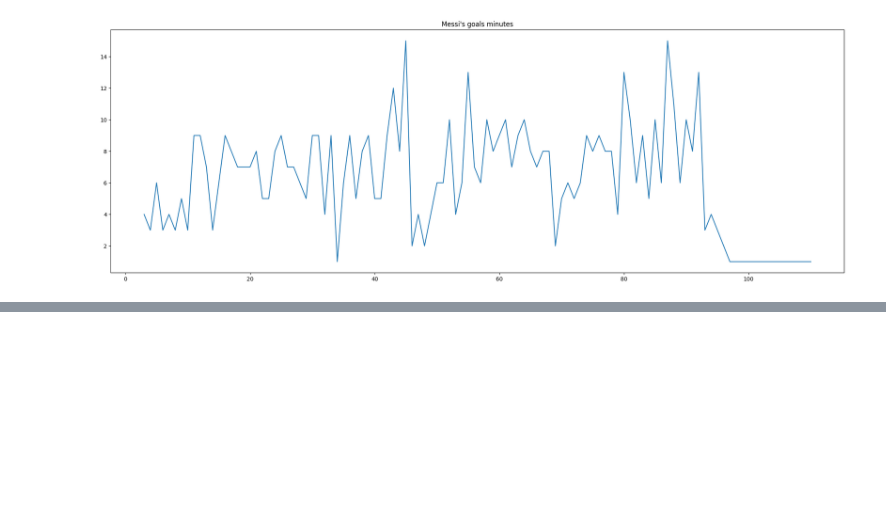
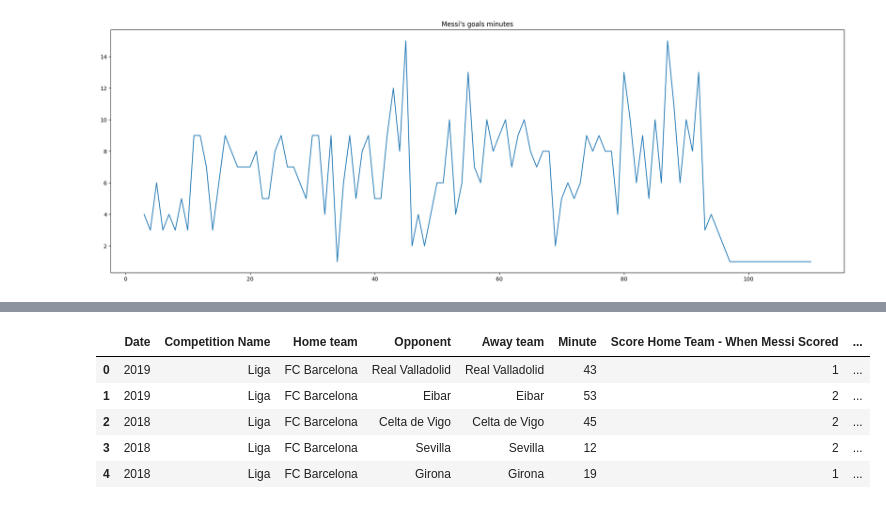
Before and after one commit to MahdiAhmadiKamal/PyLearn7-Data-Science, a Jupyter notebook: PyLearn7-Assignment40/Lionel Messi goals analysis/messi.ipynb, the cells around one changed output, grey strips where cells are left out. Saved outputs shown, nothing was run; the diff lists cells and outputs as text; code cells hidden in the pictures; blank space fills up the shorter version.

```diff
--- a/PyLearn7-Assignment40/Lionel Messi goals analysis/messi.ipynb
+++ b/PyLearn7-Assignment40/Lionel Messi goals analysis/messi.ipynb
@@ -76,0 +88,19 @@ plt.show()
+# %%
+# Date column preprocessing
+data1 = data
+data1['Date'] = data1['Date'].to_numpy(str)
+
+date_list = []
+for date in data1['Date'] :
+    date_list.append( date[-4:])
+
+data1['Date'] = date_list
+
+data1.head()
+# %% [output]
+|  | Date | Competition Name | Home team | Opponent | Away team | Minute | Score Home Team - When Messi Scored | ... |
+| 0 | 2019 | Liga | FC Barcelona | Real Valladolid | Real Valladolid | 43 | 1 | ... |
+| 1 | 2019 | Liga | FC Barcelona | Eibar | Eibar | 53 | 2 | ... |
+| 2 | 2018 | Liga | FC Barcelona | Celta de Vigo | Celta de Vigo | 45 | 2 | ... |
+| 3 | 2018 | Liga | FC Barcelona | Sevilla | Sevilla | 12 | 2 | ... |
+| 4 | 2018 | Liga | FC Barcelona | Girona | Girona | 19 | 1 | ... |
```
Also changed, not shown: parts of 9 cells of this notebook, 1 other file.
